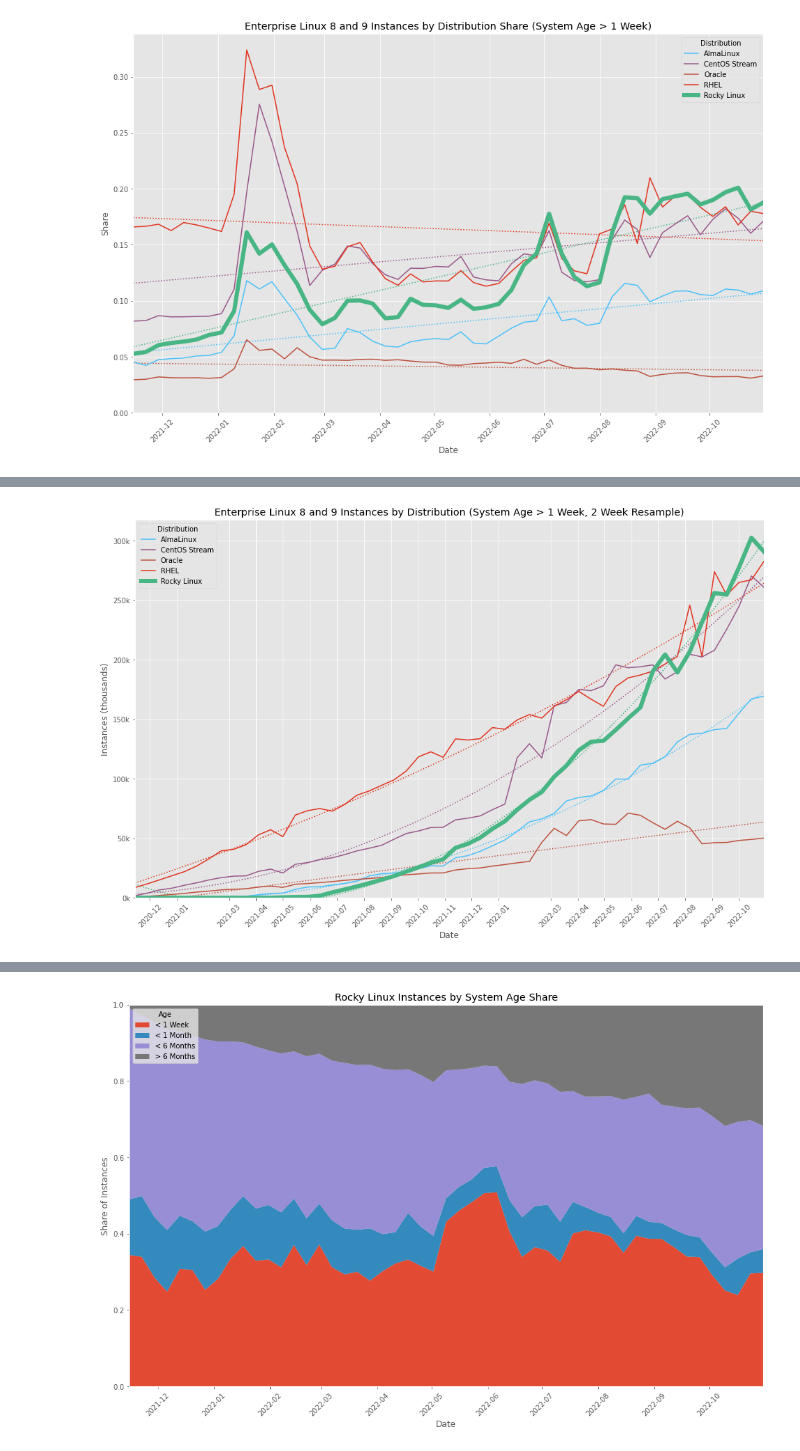
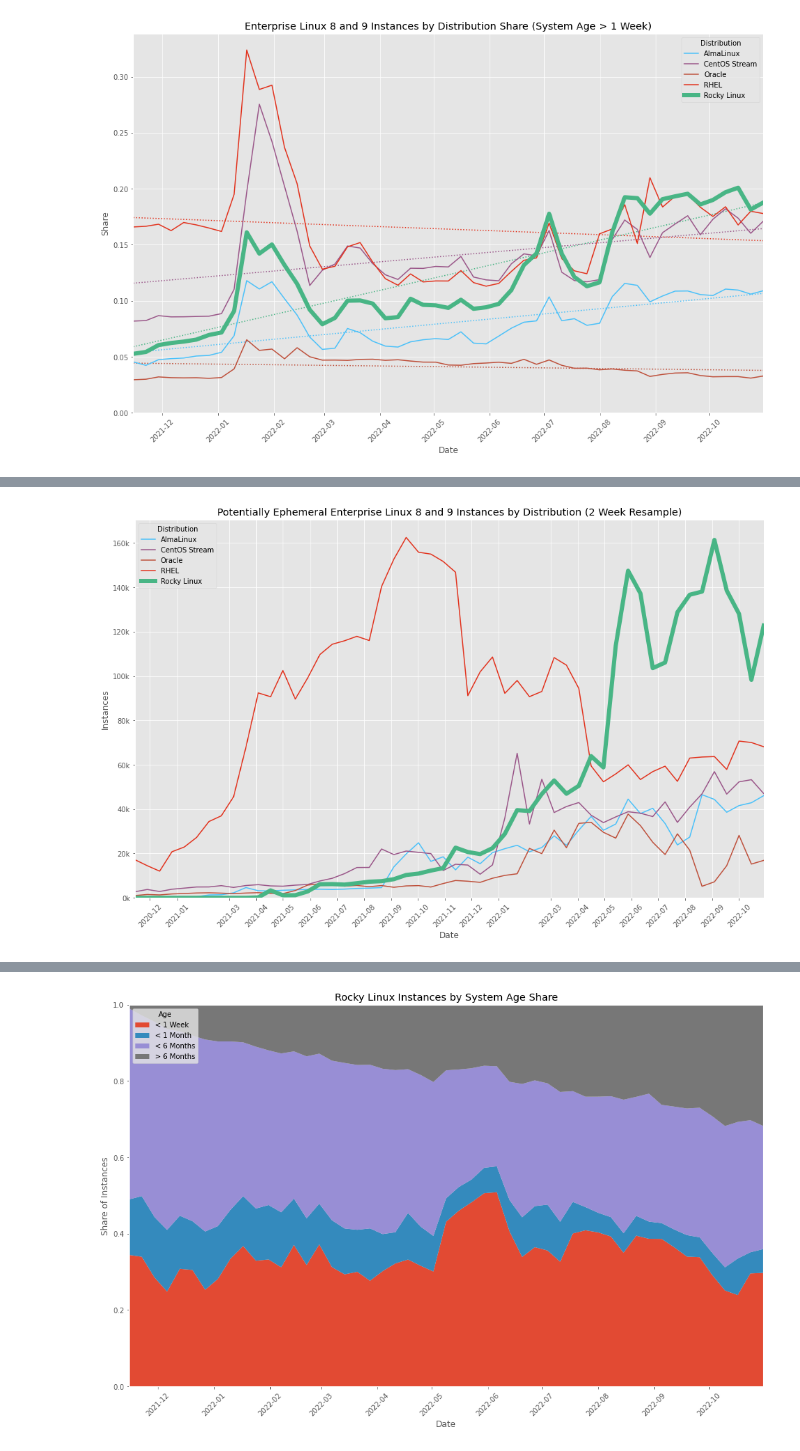
Before and after one commit to brianclemens/rocky-stats, a Jupyter notebook: epel.ipynb, the cells around one changed output, grey strips where cells are left out. Saved outputs shown, nothing was run; the diff lists cells and outputs as text; code cells hidden in the pictures.

Commit message:
Add longterm ephemeral chart, remove duplicate units

```diff
--- a/epel.ipynb
+++ b/epel.ipynb
@@ -133,53 +183,35 @@ plt.savefig(workdir + 'el_by_distro_share_line.png', bbox_inches='tight')
 # %%
 # Enterprise Linux Instances by Distribution
 df = epel_dataframe
-df = df[(df['repo_tag'].isin(['epel-8', 'epel-9'])) & (df['sys_age'] > 1) & (df['week_end'] > '2020-12-08')]
+df = df[(df['repo_tag'].isin(['epel-8', 'epel-9'])) & (df['sys_age'] == 1) & (df['week_end'] > '2020-12-08')]
 pt = pd.pivot_table(df, values='hits', index='week_end', columns='os_name', fill_value=0, aggfunc=np.sum)
 
 # TODO: Monthly averages?
 pt = pt.resample('2W').mean()
 
 plt.style.use(plotstyle)
 fig = plt.figure(figsize=(figx, figy))
 ax = fig.add_subplot()
 
 for distro in distros:
-  x = mdates.date2num(pt.index)
-  z = np.polyfit(x, pt[distro], 2)
-  p = np.poly1d(z)
-  xx = np.linspace(x.min(), x.max(), 100)
-  dd = mdates.num2date(xx)
-  ax.plot(dd, p(xx), ':', color=colors[distro])
-
-for distro in distros:
   if distro == emphasize:
     ax.plot(pt[distro], label=labels[distro], color=colors[distro], linewidth=6)
   else:
     ax.plot(pt[distro], label=labels[distro], color=colors[distro])
 
-# TODO: labels
-#idx = np.round(np.linspace(0, len(pt.index) - 1, 12)).astype(int)
-#for x,y in zip(pt.index,pt[emphasize]):
-#    label = "{:}".format(y)
-#    plt.annotate(label, # this is the text
-#                 (x,y), # these are the coordinates to position the label
-#                 textcoords="offset points", # how to position the text
-#                 xytext=(0,10), # distance from text to points (x,y)
-#                 ha='center') # horizontal alignment can be left, right or center
-
 xmajorrule = mdates.RRuleLocator(mdates.rrulewrapper(mdates.MONTHLY))
 ax.xaxis.set_major_locator(xmajorrule)
 ax.yaxis.set_major_formatter(mticker.FuncFormatter(thousands))
 ax.set_ylim(bottom=0)
-plt.title('Enterprise Linux 8 and 9 Instances by Distribution (System Age > 1 Week, 2 Week Resample)')
+plt.title('Potentially Ephemeral Enterprise Linux 8 and 9 Instances by Distribution (2 Week Resample)')
 plt.xlabel('Date')
 plt.xticks(rotation=45)
-plt.ylabel('Instances (thousands)')
+plt.ylabel('Instances')
 plt.legend(title='Distribution')
 plt.margins(0, tight=True)
-plt.savefig(workdir + 'el_by_distro_longterm_line.png', bbox_inches='tight')
+plt.savefig(workdir + 'el_by_distro_ephemeral_longterm_line.png', bbox_inches='tight')
 # %% [output]
-[figure, old version]
+[figure, new version]
 # %%
 # Enterprise Linux Instances by Distribution
 df = epel_dataframe
```
Also changed, not shown: parts of 8 cells of this notebook.
